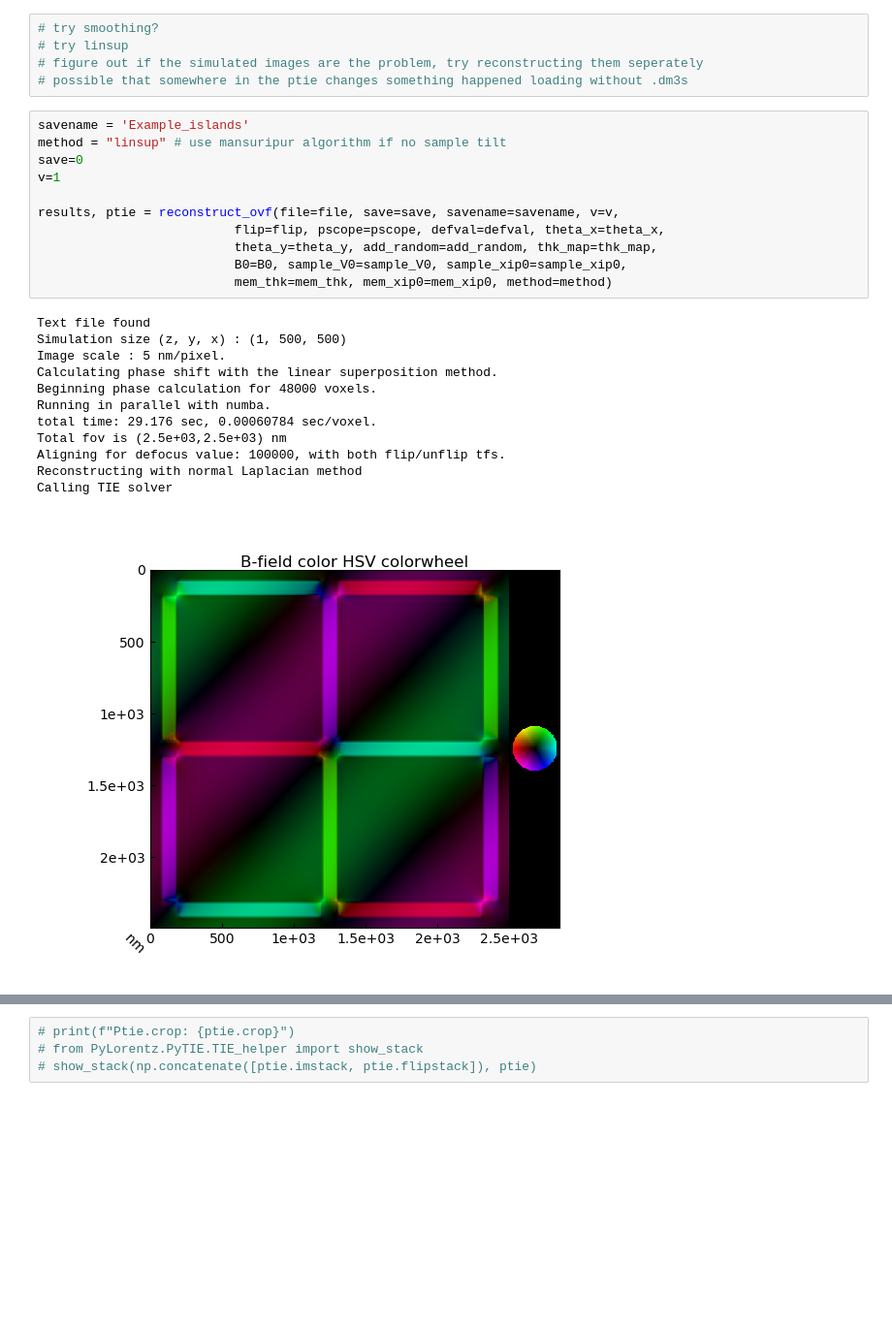
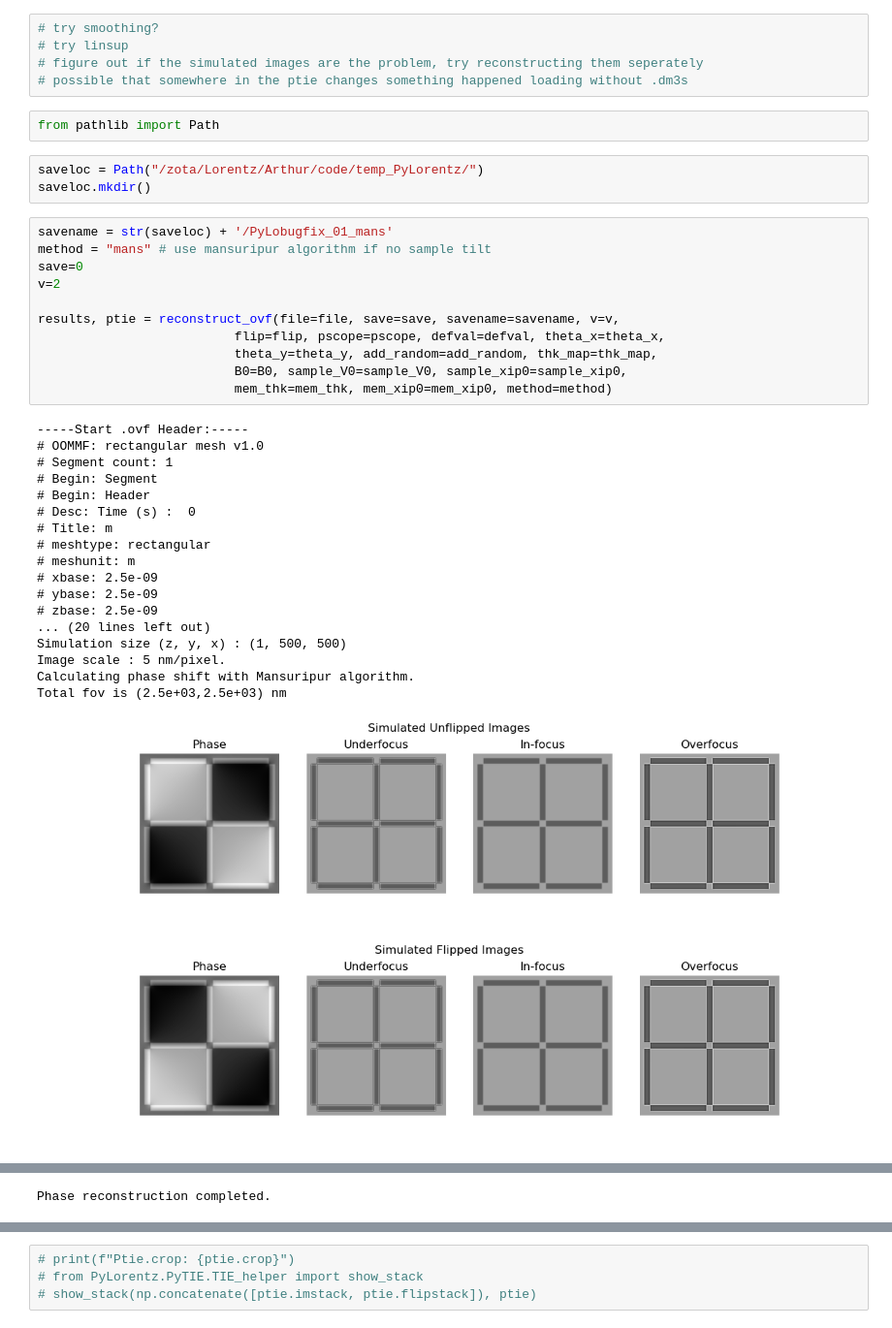
Before and after one commit to PyLorentz/PyLorentz, a Jupyter notebook: Examples/SIM_template.ipynb, the cells around one changed output, grey strips where cells are left out. Shown at 97% size. Drawn from its saved outputs; the diff is of its cells as text; blank space fills up the shorter version.

```diff
--- a/Examples/SIM_template.ipynb
+++ b/Examples/SIM_template.ipynb
@@ -129,27 +113,39 @@ Finally there are some parameters that control the outputs given.
 # try linsup
 # figure out if the simulated images are the problem, try reconstructing them seperately
 # possible that somewhere in the ptie changes something happened loading without .dm3s
+# %%
+from pathlib import Path
+# %%
+saveloc = Path("/zota/Lorentz/Arthur/code/temp_PyLorentz/")
+saveloc.mkdir()
 # %%
-savename = 'Example_islands'
-method = "linsup" # use mansuripur algorithm if no sample tilt
+savename = str(saveloc) + '/PyLobugfix_01_mans'
+method = "mans" # use mansuripur algorithm if no sample tilt
 save=0
-v=1
+v=2
 
 results, ptie = reconstruct_ovf(file=file, save=save, savename=savename, v=v,
                           flip=flip, pscope=pscope, defval=defval, theta_x=theta_x,
                           theta_y=theta_y, add_random=add_random, thk_map=thk_map,
                           B0=B0, sample_V0=sample_V0, sample_xip0=sample_xip0,
                           mem_thk=mem_thk, mem_xip0=mem_xip0, method=method)
 # %% [output]
-Text file found
+-----Start .ovf Header:-----
+# OOMMF: rectangular mesh v1.0
+# Segment count: 1
+# Begin: Segment
+# Begin: Header
+# Desc: Time (s) :  0
+# Title: m
+# meshtype: rectangular
+# meshunit: m
+# xbase: 2.5e-09
+# ybase: 2.5e-09
+# zbase: 2.5e-09
+... (20 lines left out)
 Simulation size (z, y, x) : (1, 500, 500)
 Image scale : 5 nm/pixel.
-Calculating phase shift with the linear superposition method.
-Beginning phase calculation for 48000 voxels.
-Running in parallel with numba.
-total time: 29.176 sec, 0.00060784 sec/voxel.
+Calculating phase shift with Mansuripur algorithm.
 Total fov is (2.5e+03,2.5e+03) nm
-Aligning for defocus value: 100000, with both flip/unflip tfs.
-Reconstructing with normal Laplacian method
-Calling TIE solver
-[figure, old version]
+[figure, new version]
+[figure, added]
@@ -157,2 +165,3 @@ Phase reconstruction completed.
+Phase reconstruction completed.
 # %%
 ptie.select_ROI()
```
Also changed, not shown: parts of 23 cells of this notebook, 1 other file.
